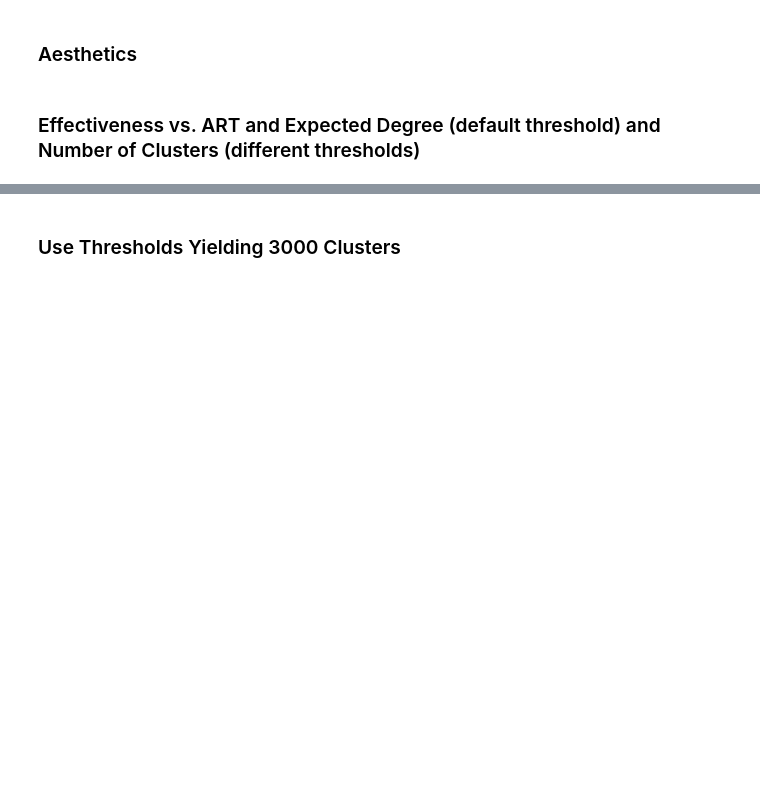
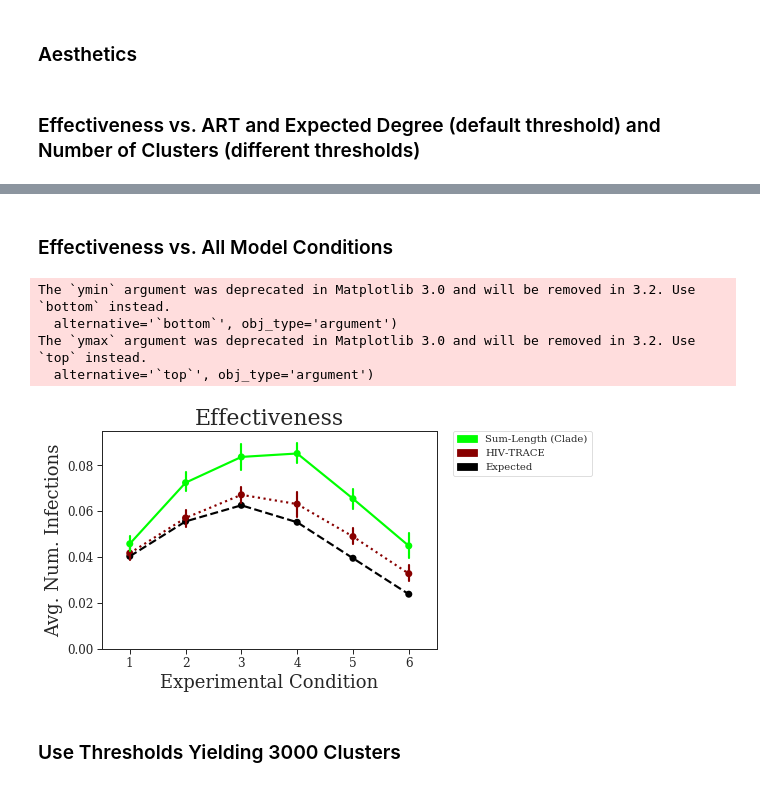
Before and after one commit to niemasd/Tree-Based-Clustering-Paper, a Jupyter notebook: figures/Figures.ipynb, the cells around one changed output, grey strips where cells are left out. Saved outputs shown, nothing was run; the diff lists cells and outputs as text; code cells hidden in the pictures; blank space fills up the shorter version.

Commit message:
Updated figures

```diff
--- a/figures/Figures.ipynb
+++ b/figures/Figures.ipynb
@@ -148,4 +188,30 @@ set_context("paper", rc=RC)
 [figure]
+# %% [markdown]
+### Effectiveness vs. All Model Conditions
+# %%
+eff_allcond_order = ['expected','hivtrace','sum_branch_clade']
+eff_allcond_handles = [Patch(color=meta['color'][m], label=meta['label'][m]) for m in eff_allcond_order][::-1]
+key_tuples = [(30,1), (20,1), (10,0.5), (10,1), (10,2), (10,4)]
+fig = plt.figure()
+for m in eff_allcond_order:
+    x = list(); y = list(); t = default_threshold[m]
+    for i,tup in enumerate(key_tuples):
+        y += eff_data[m][tup[0]][tup[1]][t]['efficacy']; x += [i+1]*len(eff_data[m][tup[0]][tup[1]][t]['efficacy'])
+    ax = pointplot(x=x, y=y, color=meta['color'][m], linestyles=meta['linestyle'][m])
+plt.ylim(ymin=0, ymax=eff_ymax)
+plt.title("Effectiveness", size=22)
+plt.xlabel("Experimental Condition", size=18)
+plt.ylabel("Avg. Num. Infections", size=18)
+legend = plt.legend(handles=eff_allcond_handles,bbox_to_anchor=(1.05, 1), loc=2, borderaxespad=0., frameon=True)
+plt.show()
+fig.savefig('effectiveness_conditions.pdf', format='pdf', bbox_extra_artists=(legend,), bbox_inches='tight')
+plt.close()
+# %% [output]
+The `ymin` argument was deprecated in Matplotlib 3.0 and will be removed in 3.2. Use `bottom` instead.
+  alternative='`bottom`', obj_type='argument')
+The `ymax` argument was deprecated in Matplotlib 3.0 and will be removed in 3.2. Use `top` instead.
+  alternative='`top`', obj_type='argument')
+[figure, added]
 # %% [markdown]
 ### Use Thresholds Yielding 3000 Clusters
 # %%
```
Also changed, not shown: parts of 5 cells of this notebook, 7 other files.
